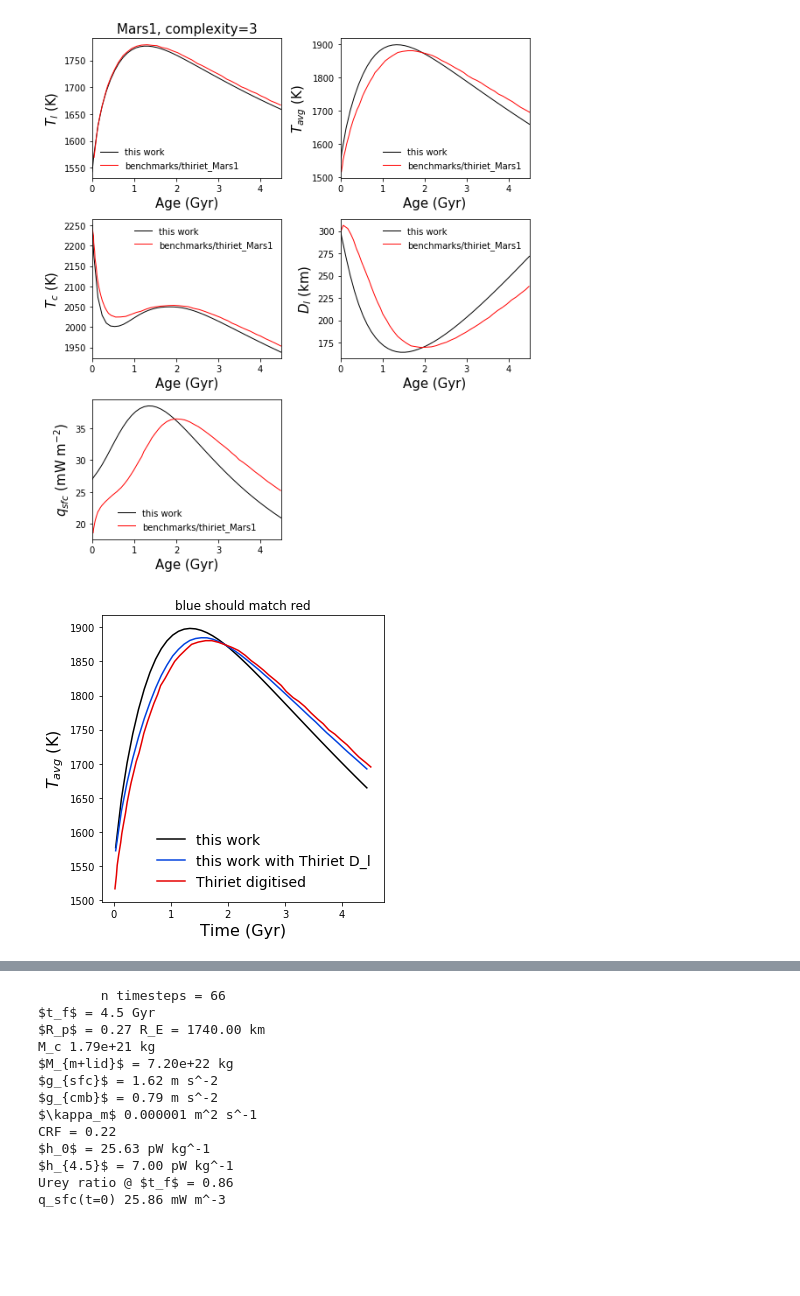
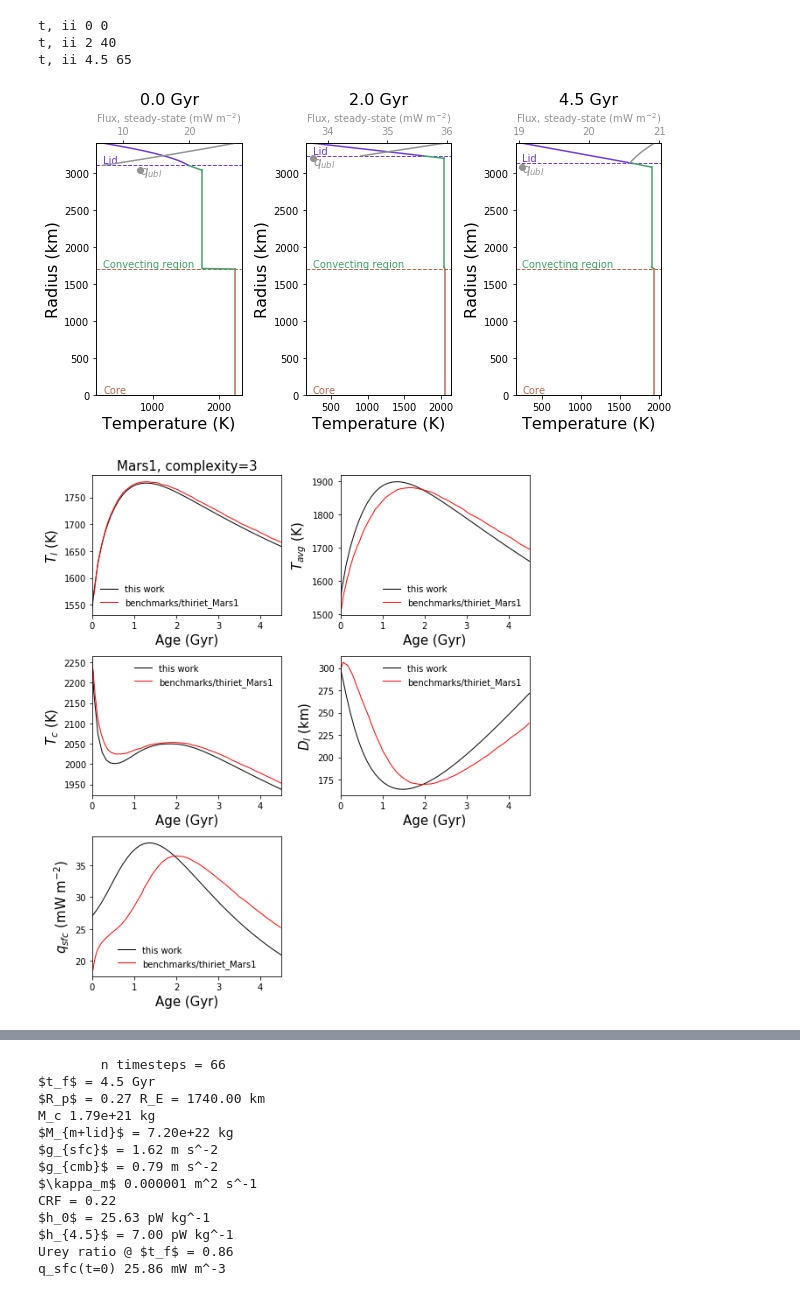
Before and after one commit to clairesworld/exo-top, a Jupyter notebook: thermal_evolution_3layer.ipynb, the cells around one changed output, grey strips where cells are left out. Cells and saved outputs as stored; diff of their text form; code cells hidden in the pictures; blank space fills up the shorter version.

```diff
--- a/thermal_evolution_3layer.ipynb
+++ b/thermal_evolution_3layer.ipynb
@@ -16,6 +16,7 @@ R_E = 6371e3 # earth radius in m
 L_sun =  3.9e26 # solar luminosity in W
 #Q_cmb_Earth = 11e12 # heat flux from (Earth's) core in W
 years2sec = 31557600
+sec2Gyr = 1e-9/years2sec
 AU2m = 1.5e11
 sb = 5.67e-8 # Stefan Boltzmann constant in W m^-2 K^-4
 R_b = 8.3144598 # universal gas constant in J mol −1 K −1
@@ -439,7 +440,7 @@ def outputs(t=None, T_m=None, T_c=None, D_l=None, T_s=None, M_m=None, M_c=None,
 # %%
 ###### PLOTTING ######
 
-def plot_output(f, names, ncols=6, title=None, plots_save=False, verbose=True, ident=None,
+def plot_output(f, names, ncols=6, tspan=None, title=None, plots_save=False, verbose=True, ident=None,
                 compare_dir=None, fig_path='figs/', labelsize=15, legsize=16, lw=1, ls='-', **kwargs):
     if ident is None:
         ident = '%.2f'%(kwargs['M_p']/M_E)+' M$_E$, CMF='+'%.1f'%(kwargs['CMF']) # run id
@@ -490,7 +491,10 @@ def plot_output(f, names, ncols=6, title=None, plots_save=False, verbose=True, i
             except IOError:
                 #print('file', str(compare_dir+'/'+par+'.csv'), 'not found')
                 pass
-        ax.set_xlim(0, f.t[-1]*1e-9/years2sec)
+        if tspan is None:
+            ax.set_xlim(0, f.t[-1]*1e-9/years2sec)
+        else:
+            ax.set_xlim(tspan)
 
     while n < ncols*nrows:
         fig.delaxes(axes.flatten()[n])
@@ -539,7 +543,8 @@ def snaps(f, plot_snapshots=None, fig_path=None, plots_save=False, ident=None, *
     except:
         n_col = 1
     fig2, axes2 = plt.subplots(1,n_col,figsize=(3*n_col,5))
-    for iax, ii in enumerate(plot_snapshots):
+    for iax, t in enumerate(plot_snapshots): # t is the time value u want nearest
+        ii = min(enumerate(f.t), key=lambda x: abs(t - x[1]*sec2Gyr))[0]
         plot_structure(ax=axes2[iax], t=f.t[ii], T_m=T_m[ii], T_c=T_c[ii], R_l=R_l[ii],
                        T_l=T_l[ii], h_rad_m=h_rad_m[ii],
                        d_lbl = TBL_c[ii], d_ubl = TBL_u[ii], q_ubl = q_ubl[ii],
@@ -768,34 +773,37 @@ names = {'T_l':'$T_{l}$ (K)', 'T_avg':'$T_{avg}$ (K)', 'T_c':'$T_c$ (K)', 'D_l':
          #'urey':'Urey ratio','q_ubl':'$q_{ubl}$ (mW m$^{-2}$)'
         }
 
 
 kwargs = dict(Alb=Alb, rho_m=rho_m, H_0=H_0, c_n=c_n, p_n=p_n, lambda_n=lambda_n,
                  L=L*L_sun, Ra_crit_u=Ra_crit, adiabats=0, R_p0=R_p0, R_c0=R_c0,
                  alpha_m=alpha_m, k_m=k_m, CMF=None, rho_c=rho_c, rho_lith=rho_lith, visc_type='Thi',
                  c_m=c_m, #<----??? TODO: check if you need constant volume c_p
                  c_c=c_c, k_lm=k_lm, beta_u=beta_u, beta_c=beta_c, a_rh=a_rh,
                  Ea=Ea, eta_0=eta_0, T_ref=T_ref, T_s=T_s, M_p=M_p*M_E, a=a*AU2m,
                  T_m0=T_m0, T_c0=T_c0, D_l0 = D_l0, t0=0, tf=t_f*1e9*years2sec)
 
 f_Mars1_3 = solve(**kwargs) # T_m, T_c, D_l
 f_Mars1_2 = solve(complexity=2, **kwargs) # T_m, T_c
 f_Mars1_1 = solve(complexity=1, **kwargs) # T_m
 
-save = True
-# snaps(f_Mars1_3, plot_snapshots=[0, 25, -1], fig_path=fig_path, plots_save=save, ident='Mars1', **kwargs)
+save = False
+snaps(f_Mars1_3, plot_snapshots=[0, 2, 4.5], fig_path=fig_path, plots_save=save, ident='Mars1', **kwargs)
 plot_output(f_Mars1_3, names, ident='Mars1, complexity=3', ncols=2, plots_save=save,
             verbose=False, compare_dir='benchmarks/thiriet_Mars1',fig_path=fig_path, **kwargs)
 # plot_output(f_Mars1_2, names, ident='Mars1, complexity=2', complexity=2, ncols=2, plots_save=save,
 #             verbose=False, compare_dir='benchmarks/thiriet_Mars1', fig_path=fig_path,**kwargs)
 # plot_output(f_Mars1_1, names, ident='Mars1, complexity=1', complexity=1, ncols=2, plots_save=save,
 #             verbose=False, compare_dir='benchmarks/thiriet_Mars1', fig_path=fig_path, **kwargs)
 # plot_qsfc_error(f_Mars1_3, compare_dir='benchmarks/thiriet_Mars1', fig_path=fig_path, plots_save=save,
 #                 ident='Mars1', **kwargs)
 
 plot_Tavg(f_Mars1_3, compare_dir='benchmarks/thiriet_Mars1',ident='Mars1', plots_save=save,
           fig_path=fig_path, **kwargs)
 
 # expect q_sfc to be off by 4.5 mW m^-3 average without PDE
 # %% [output]
+t, ii 0 0
+t, ii 2 40
+t, ii 4.5 65
-[figure, old version]
+[figure, new version]
-[figure, old version]
+[figure, new version]
```
Also changed, not shown: parts of 2 cells of this notebook.
